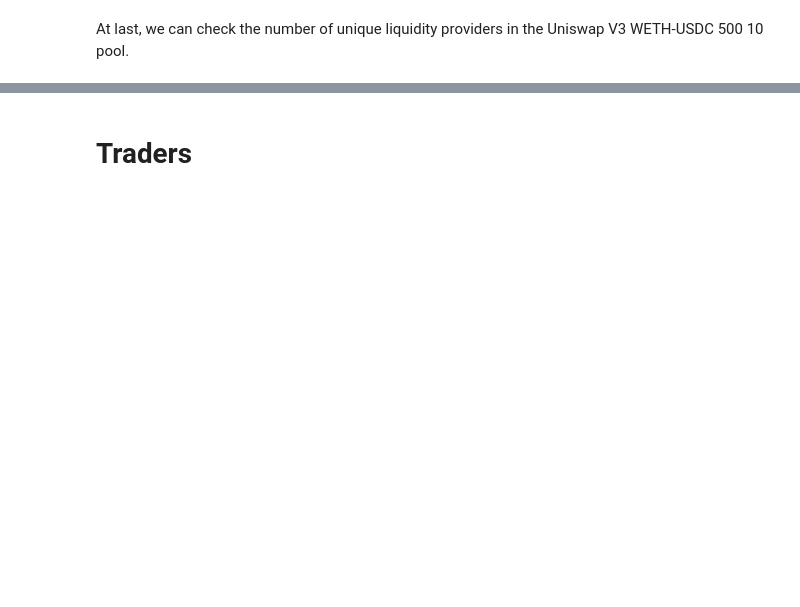
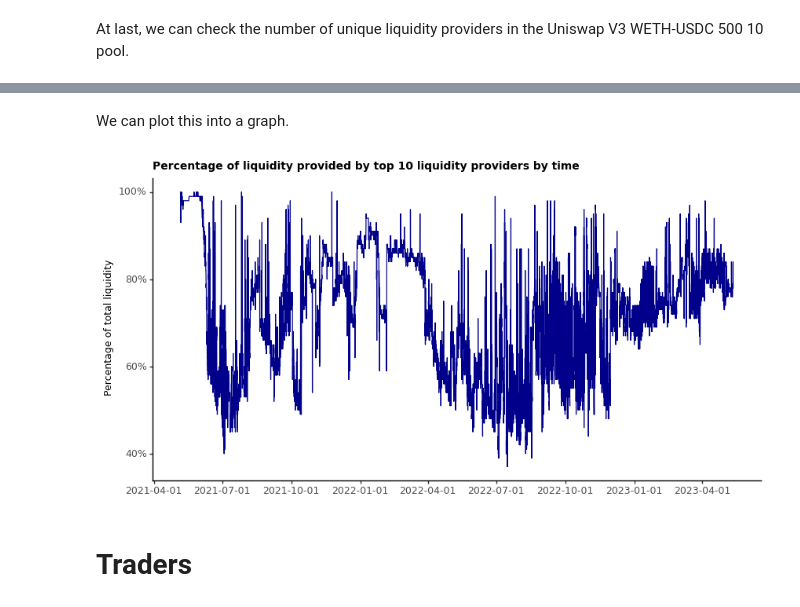
Before and after one commit to zhiconghu/Ethereum_DEX_Data, a Jupyter notebook: Data Descriptions.ipynb, the cells around one changed output, grey strips where cells are left out. Cells and saved outputs as stored; diff of their text form; code cells hidden in the pictures; blank space fills up the shorter version.

```diff
--- a/Data Descriptions.ipynb
+++ b/Data Descriptions.ipynb
@@ -234,0 +294,22 @@ lp_pool_concentration.cumsum(axis = 1).fillna()
+# %%
+concentration_by_time = lp_action[['SENDER','BLOCK_TIMESTAMP','L']].copy()
+concentration_by_time = concentration_by_time.groupby(['SENDER','BLOCK_TIMESTAMP'])['L'].sum().reset_index()
+
+# Pivot into a dataframe with rows being timestamp and columns being addresses
+concentration_by_time = concentration_by_time.pivot(index = 'BLOCK_TIMESTAMP', columns = 'SENDER', values = 'L')
+concentration_by_time.fillna(0, inplace = True)
+concentration_by_time = concentration_by_time.apply(np.cumsum)
+
+# Solve rounding errors
+concentration_by_time[concentration_by_time < 0.1] = 0
+concentration_by_time['total'] = concentration_by_time.sum(axis = 1)
+
+# Get top n LPs and total LP of the pool
+n = 10
+concentration_by_time = concentration_by_time.apply(np.sort, args = (), axis = 1).apply(lambda x: x[-(n+1):]).apply(pd.Series)
+concentration_by_time.columns = ['num_' + str(i) for i in np.arange(n,0,-1)] + ['total']
+concentration_by_time['top10_total'] = concentration_by_time.iloc[:,:-1].sum(axis = 1)
+concentration_by_time['top10_perc'] = round(concentration_by_time['top10_total']/concentration_by_time['total'],2)
+concentration_by_time.reset_index(inplace = True)
+
+concentration_by_time.head()
@@ -235,3 +323,28 @@ lp_pool_concentration.cumsum(axis = 1).fillna()
+# %% [markdown]
+We can plot this into a graph.
+# %%
+fig = (
+ggplot(concentration_by_time) +
+    geom_line(aes(x = 'BLOCK_TIMESTAMP', y = 'top10_perc'), color = 'darkblue', size = 0.5) +
+
+    scale_y_continuous(labels = percent_format()) +
+
+    theme_classic() +
+    theme(plot_title = element_text(size = 10, face = 'bold', ha = 'left'),
+          axis_title_x = element_text(size = 9),
+          axis_text_x = element_text(size = 9),
+          axis_title_y = element_text(size = 9),
+          axis_text_y = element_text(size = 9),
+          figure_size = (10,5)) +
+    labs(title = 'Percentage of liquidity provided by top 10 liquidity providers by time',
+         x = '', y = 'Percentage of total liquidity')
+)
+
+fig.save('./Plots/Percentage of liquidity provided by top 10 liquidity providers.png', dpi = 1000)
+
+print(fig)
+# %% [output]
+[figure, added]
 # %% [markdown]
 # Traders
 # %%
```
Also changed, not shown: parts of 17 cells of this notebook, 3 other files.
